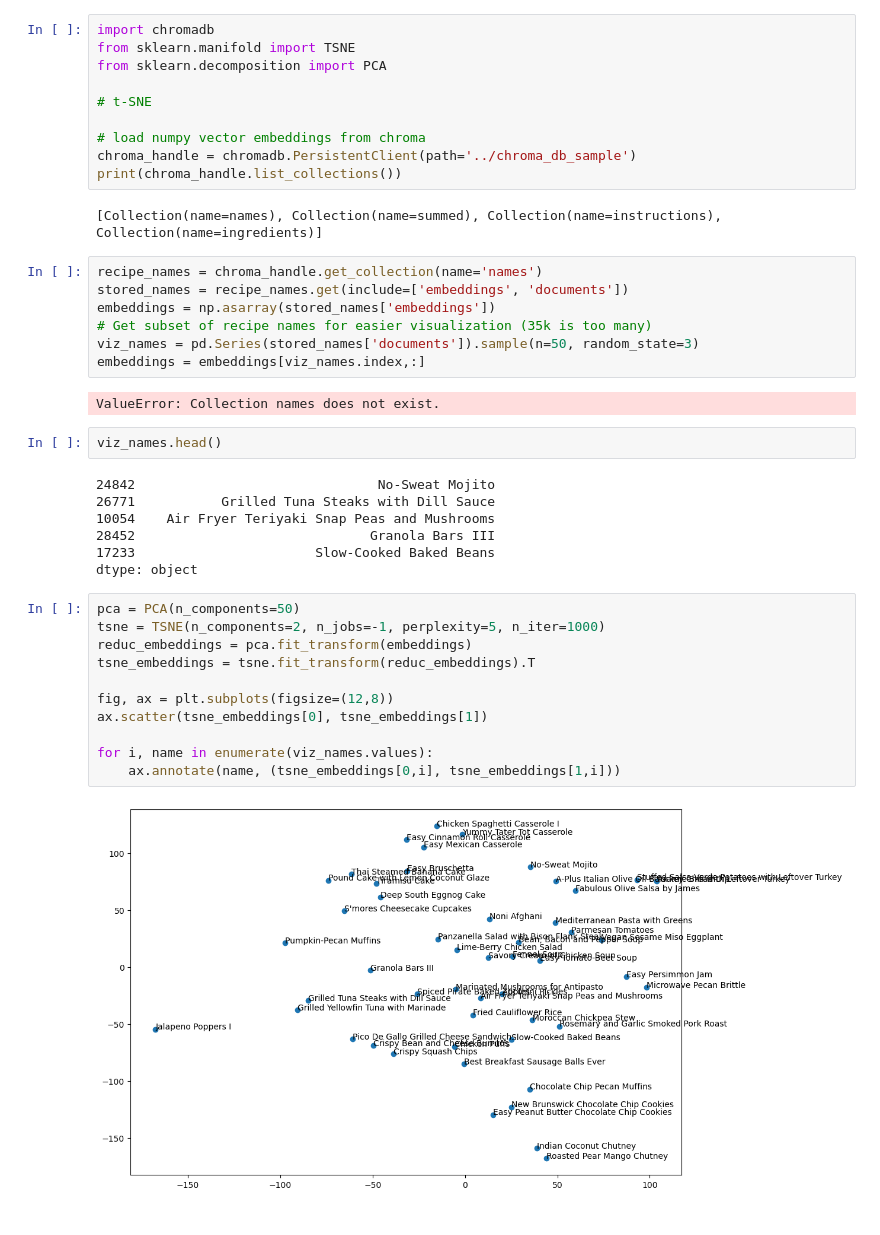
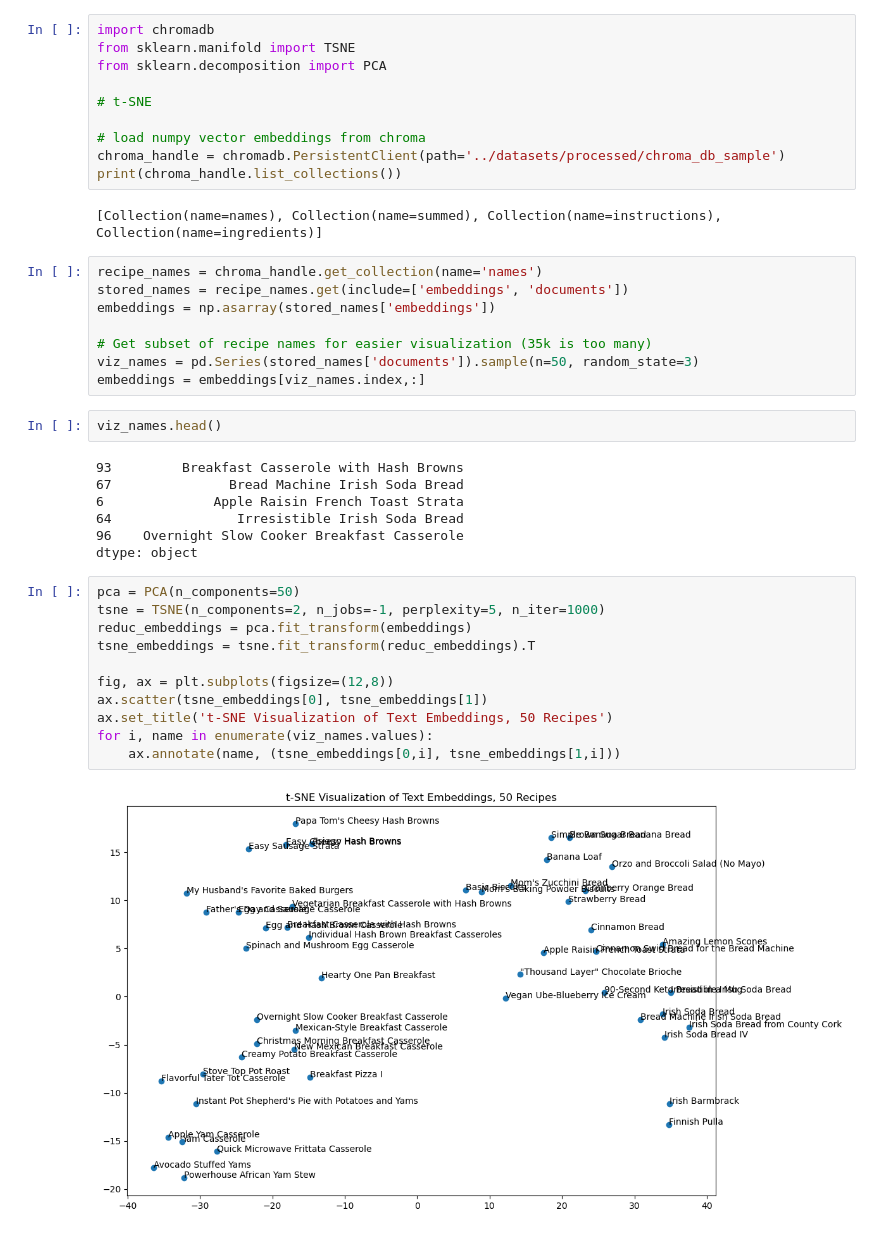
Before and after one commit to chartyboy/recipe-advisor, a Jupyter notebook: notebooks/visualize_corpus.ipynb, the cells around one changed output. Saved outputs shown, nothing was run; the diff lists cells and outputs as text.

```diff
--- a/notebooks/visualize_corpus.ipynb
+++ b/notebooks/visualize_corpus.ipynb
@@ -51,7 +87,7 @@ from sklearn.decomposition import PCA
 # t-SNE
 
 # load numpy vector embeddings from chroma
-chroma_handle = chromadb.PersistentClient(path='../chroma_db_sample')
+chroma_handle = chromadb.PersistentClient(path='../datasets/processed/chroma_db_sample')
 print(chroma_handle.list_collections())
 # %% [output]
 [Collection(name=names), Collection(name=summed), Collection(name=instructions), Collection(name=ingredients)]
@@ -59,30 +95,29 @@ print(chroma_handle.list_collections())
 recipe_names = chroma_handle.get_collection(name='names')
 stored_names = recipe_names.get(include=['embeddings', 'documents'])
 embeddings = np.asarray(stored_names['embeddings'])
+
 # Get subset of recipe names for easier visualization (35k is too many)
 viz_names = pd.Series(stored_names['documents']).sample(n=50, random_state=3)
 embeddings = embeddings[viz_names.index,:]
-# %% [output]
-ValueError: Collection names does not exist.
 # %%
 viz_names.head()
 # %% [output]
-24842                               No-Sweat Mojito
-26771           Grilled Tuna Steaks with Dill Sauce
-10054    Air Fryer Teriyaki Snap Peas and Mushrooms
-28452                              Granola Bars III
-17233                       Slow-Cooked Baked Beans
+93         Breakfast Casserole with Hash Browns
+67               Bread Machine Irish Soda Bread
+6              Apple Raisin French Toast Strata
+64                Irresistible Irish Soda Bread
+96    Overnight Slow Cooker Breakfast Casserole
 dtype: object
 # %%
 pca = PCA(n_components=50)
 tsne = TSNE(n_components=2, n_jobs=-1, perplexity=5, n_iter=1000)
 reduc_embeddings = pca.fit_transform(embeddings)
 tsne_embeddings = tsne.fit_transform(reduc_embeddings).T
 
 fig, ax = plt.subplots(figsize=(12,8))
 ax.scatter(tsne_embeddings[0], tsne_embeddings[1])
-
+ax.set_title('t-SNE Visualization of Text Embeddings, 50 Recipes')
 for i, name in enumerate(viz_names.values):
     ax.annotate(name, (tsne_embeddings[0,i], tsne_embeddings[1,i]))
 # %% [output]
-[figure, old version]
+[figure, new version]
```
Also changed, not shown: parts of 9 cells of this notebook, 22 other files.
